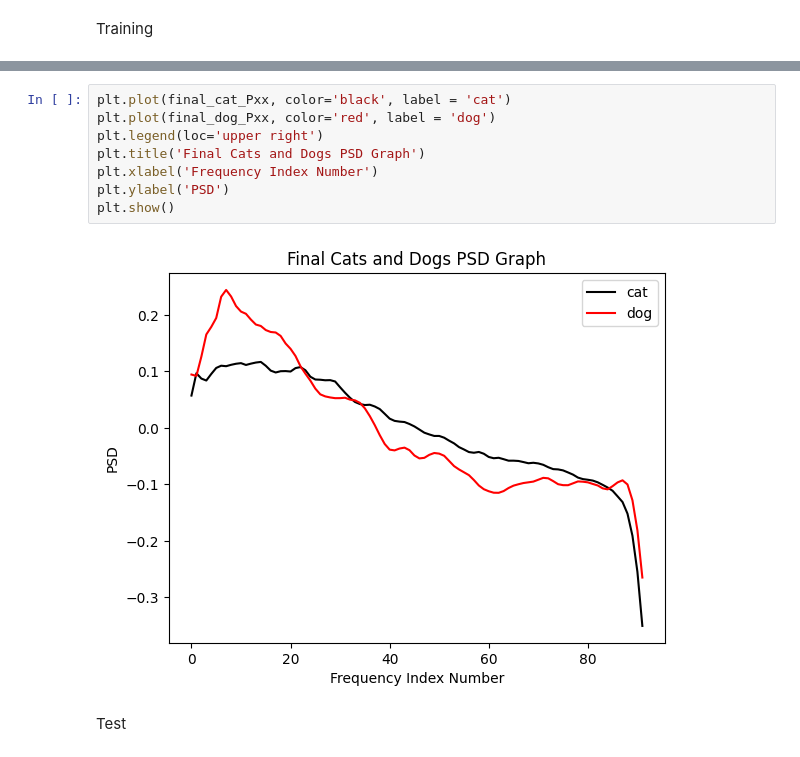
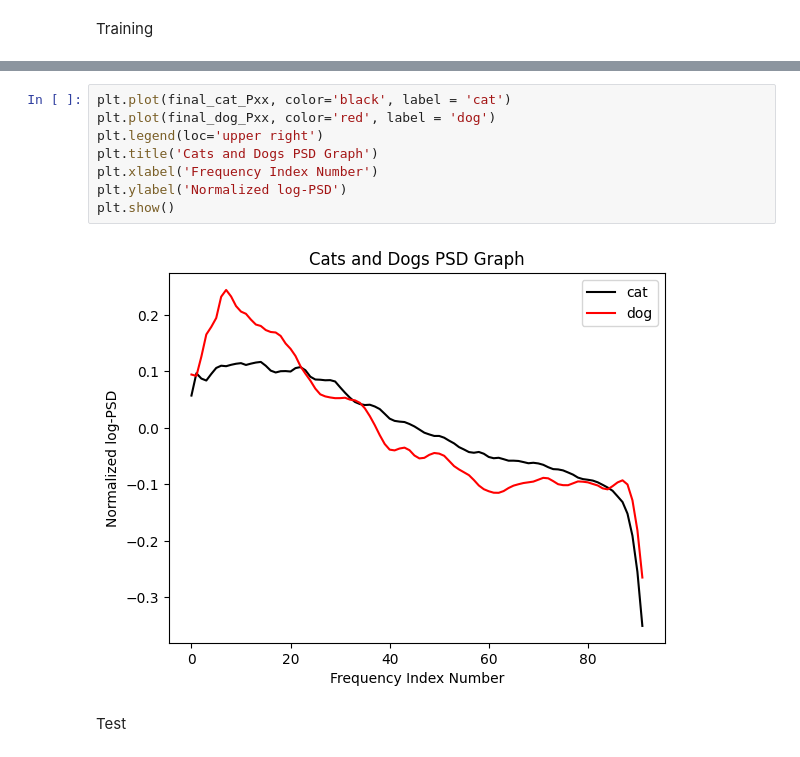
Before and after one commit to mertozerr/Cat-and-Dog-Voice-Classification, a Jupyter notebook: Voice_Classification_with_Machine_Learning.ipynb, the cells around one changed output, grey strips where cells are left out. Saved outputs shown, nothing was run; the diff lists cells and outputs as text.

```diff
--- a/Voice_Classification_with_Machine_Learning.ipynb
+++ b/Voice_Classification_with_Machine_Learning.ipynb
@@ -132,13 +149,13 @@ Breakpoints detected: [92, 129]
 # %%
 plt.plot(final_cat_Pxx, color='black', label = 'cat')
 plt.plot(final_dog_Pxx, color='red', label = 'dog')
 plt.legend(loc='upper right')
-plt.title('Final Cats and Dogs PSD Graph')
+plt.title('Cats and Dogs PSD Graph')
 plt.xlabel('Frequency Index Number')
-plt.ylabel('PSD')
+plt.ylabel('Normalized log-PSD')
 plt.show()
 # %% [output]
-[figure, old version]
+[figure, new version]
 # %% [markdown]
 Test
 # %%
```
Also changed, not shown: parts of 5 cells of this notebook, 1 other file.
